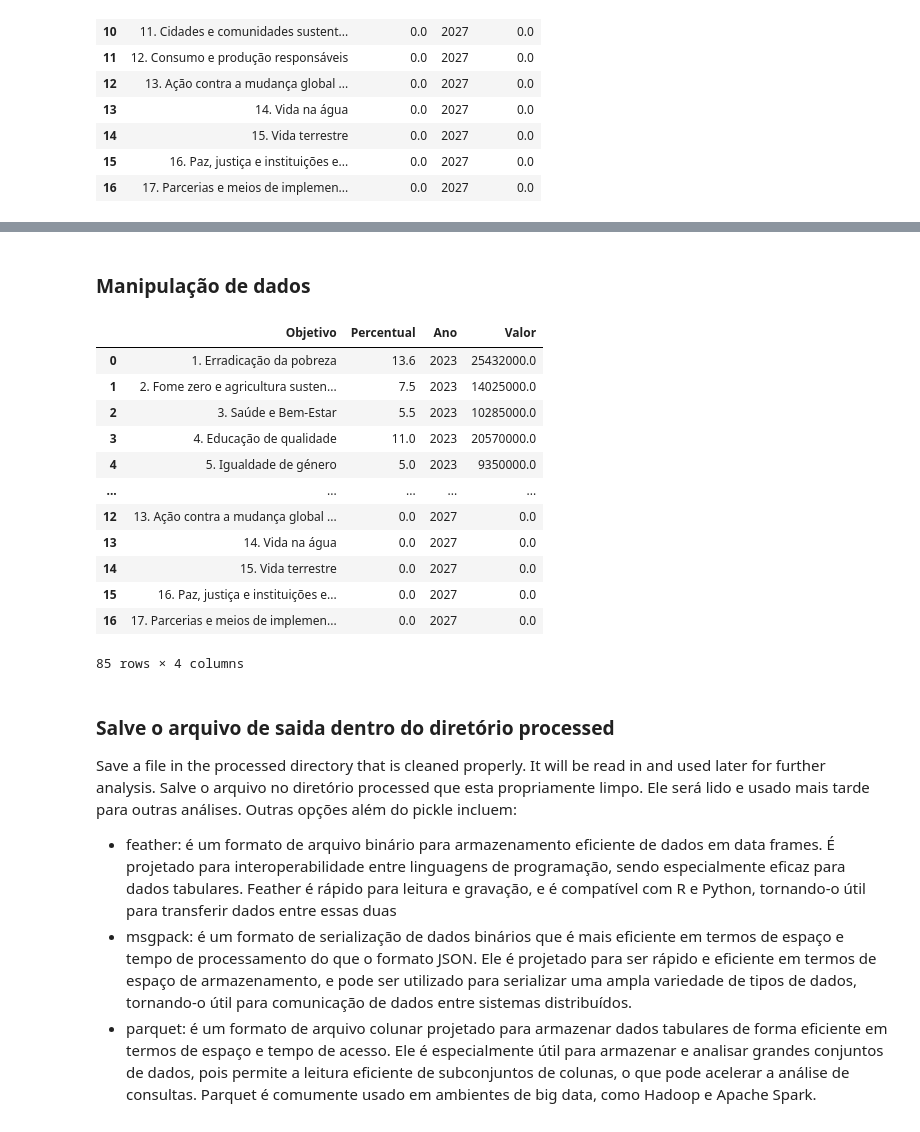
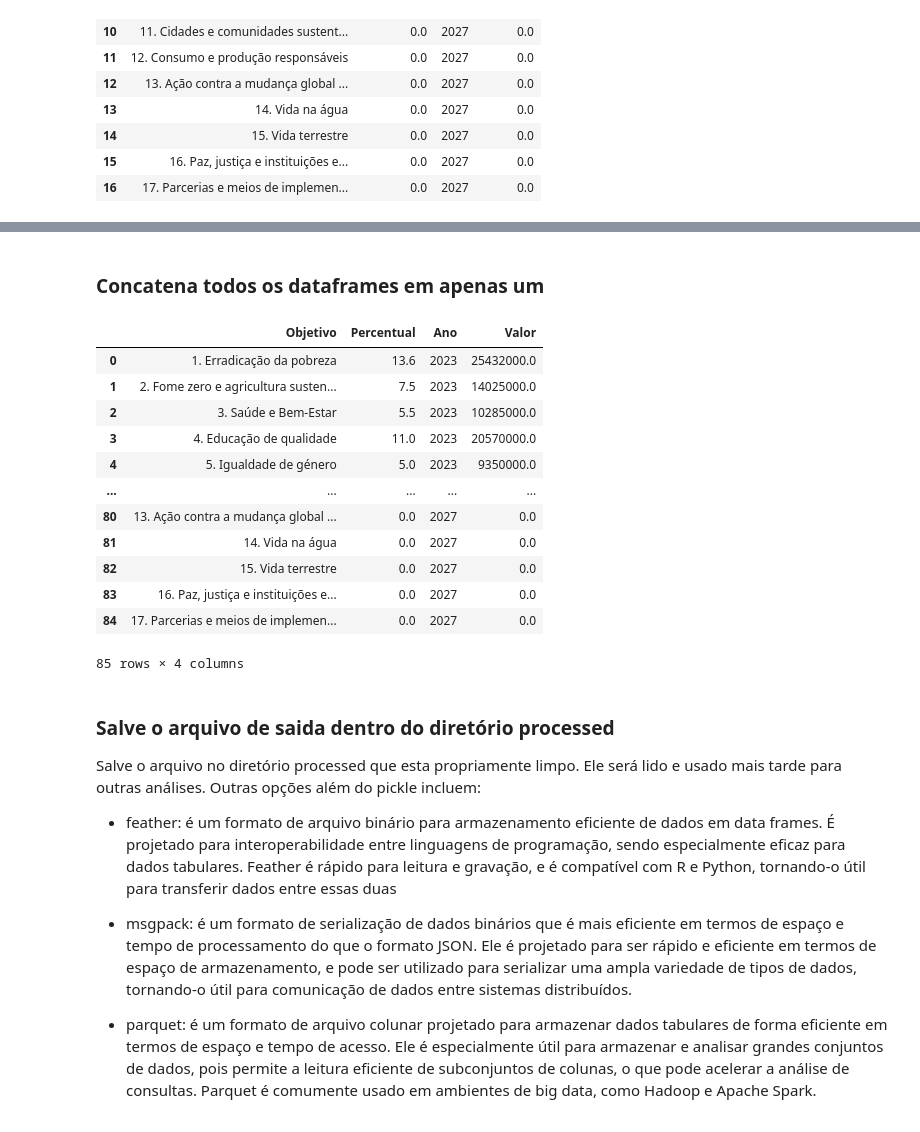
Before and after one commit to microrepar/open-data-day-2024, a Jupyter notebook: coleta_tratamento_dados.ipynb, the cells around one changed output, grey strips where cells are left out. Cells and saved outputs as stored; diff of their text form; code cells hidden in the pictures.

Commit message:
fix: corrige erro na coleta e tratamento dos dados e remove graficos com problema.

```diff
--- a/coleta_tratamento_dados.ipynb
+++ b/coleta_tratamento_dados.ipynb
@@ -128,6 +129,7 @@ driver.close()
 # %%
+# Função que centraliza todas as ações realizadas acima
 def get_dados_ods(ano: int):
-    """Raspa os dados de recursos disponíveis para Os ODS com base no ano
+    """Recupera os dados de recursos disponíveis para Os ODS com base no ano
 
     Args:
         ano (int): ano dos recursos disponíveis
@@ -149,8 +151,12 @@ def get_dados_ods(ano: int):
         ActionChains(driver).click(item_to_select).perform()
 
         selectbox_ano = get_element_by_xpath(driver, COMBOBOX_ANO_XPATH)
-        if selectbox_ano.text == str(ano):
-            break
+        try:
+            if selectbox_ano.text == str(ano):
+                break
+        except AttributeError:
+            if item_to_select is not None:
+                item_to_select.send_keys(Keys.ESCAPE)
 
     recursos_disponiveis = get_element_by_xpath(driver, RECURSOS_DISPONIVEIS_XPATH)
     recursos_disponiveis = recursos_disponiveis.text
@@ -351,30 +339,31 @@ fig.show()
-# %% [markdown]
-### Manipulação de dados
+# %% [markdown]
+### Concatena todos os dataframes em apenas um
 # %%
-df = pd.concat([v[1] for k, v in df_dict.items()])
+df = pd.concat([v[1] for k, v in df_dict.items()], ignore_index=True)
 df
 # %% [output]
 |  | Objetivo | Percentual | Ano | Valor |
 | 0 | 1. Erradicação da pobreza | 13.6 | 2023 | 25432000.0 |
 | 1 | 2. Fome zero e agricultura susten... | 7.5 | 2023 | 14025000.0 |
 | 2 | 3. Saúde e Bem-Estar | 5.5 | 2023 | 10285000.0 |
 | 3 | 4. Educação de qualidade | 11.0 | 2023 | 20570000.0 |
 | 4 | 5. Igualdade de género | 5.0 | 2023 | 9350000.0 |
 | ... | ... | ... | ... | ... |
-| 12 | 13. Ação contra a mudança global ... | 0.0 | 2027 | 0.0 |
-| 13 | 14. Vida na água | 0.0 | 2027 | 0.0 |
-| 14 | 15. Vida terrestre | 0.0 | 2027 | 0.0 |
-| 15 | 16. Paz, justiça e instituições e... | 0.0 | 2027 | 0.0 |
-| 16 | 17. Parcerias e meios de implemen... | 0.0 | 2027 | 0.0 |
+| 80 | 13. Ação contra a mudança global ... | 0.0 | 2027 | 0.0 |
+| 81 | 14. Vida na água | 0.0 | 2027 | 0.0 |
+| 82 | 15. Vida terrestre | 0.0 | 2027 | 0.0 |
+| 83 | 16. Paz, justiça e instituições e... | 0.0 | 2027 | 0.0 |
+| 84 | 17. Parcerias e meios de implemen... | 0.0 | 2027 | 0.0 |
 85 rows × 4 columns
 # %% [markdown]
 ### Salve o arquivo de saida dentro do diretório processed
 
-Save a file in the processed directory that is cleaned properly. It will be read in and used later for further analysis.
 Salve o arquivo no diretório processed que esta propriamente limpo. Ele será lido e usado mais tarde para outras análises.
 Outras opções além do pickle incluem:
 - feather: é um formato de arquivo binário para armazenamento eficiente de dados em data frames. É projetado para   interoperabilidade entre linguagens de programação, sendo especialmente eficaz para dados tabulares. Feather é rápido para leitura e gravação, e é compatível com R e Python, tornando-o útil para transferir dados entre essas duas
+
 - msgpack: é um formato de serialização de dados binários que é mais eficiente em termos de espaço e tempo de processamento do que o formato JSON. Ele é projetado para ser rápido e eficiente em termos de espaço de armazenamento, e pode ser utilizado para serializar uma ampla variedade de tipos de dados, tornando-o útil para comunicação de dados entre sistemas distribuídos.
+
 - parquet: é um formato de arquivo colunar projetado para armazenar dados tabulares de forma eficiente em termos de espaço e tempo de acesso. Ele é especialmente útil para armazenar e analisar grandes conjuntos de dados, pois permite a leitura eficiente de subconjuntos de colunas, o que pode acelerar a análise de consultas. Parquet é comumente usado em ambientes de big data, como Hadoop e Apache Spark.
 # %%
 df.to_pickle(summary_file)
```
Also changed, not shown: parts of 12 cells of this notebook, 2 other files.
